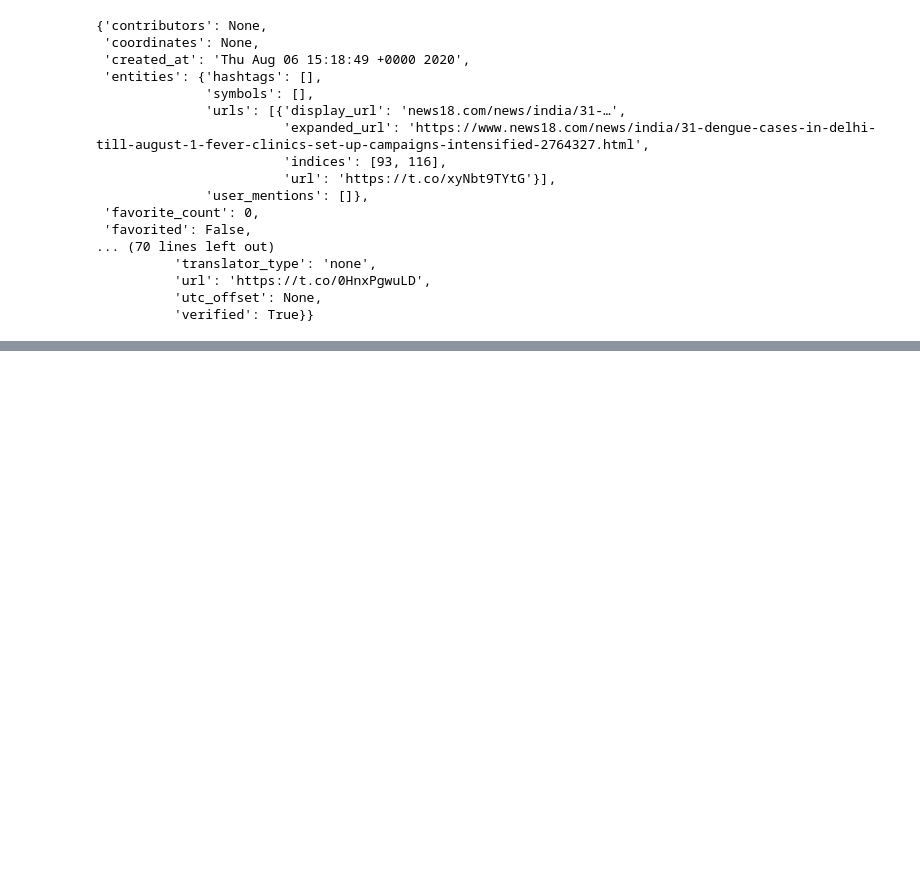
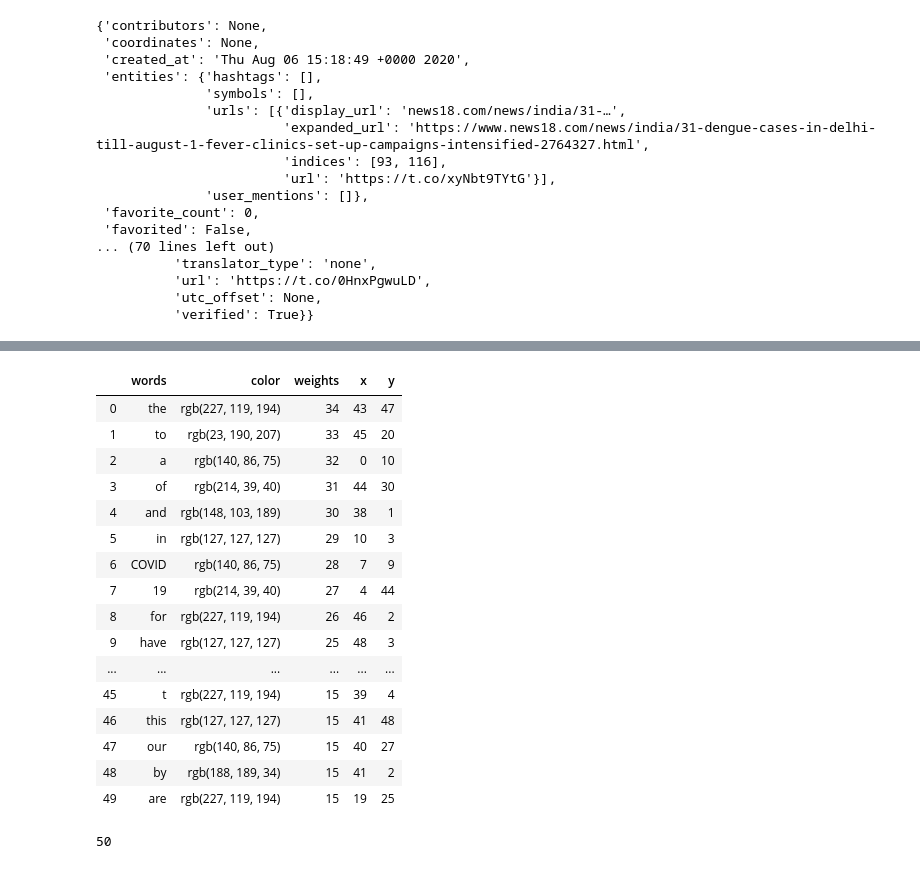
Before and after one commit to bensjx/covid-dashboard, a Jupyter notebook: EDA.ipynb, the cells around one changed output, grey strips where cells are left out. Saved outputs shown, nothing was run; the diff lists cells and outputs as text; code cells hidden in the pictures; blank space fills up the shorter version.

```diff
--- a/EDA.ipynb
+++ b/EDA.ipynb
@@ -53,0 +379,4 @@ pprint.pprint(all_tweets[0]._json)
+# %%
+from nltk.tokenize import TweetTokenizer
+tknzr = TweetTokenizer()
+tknzr.tokenize(" ".join([i for i in df.text]))
@@ -53,0 +411,15 @@ pprint.pprint(all_tweets[0]._json)
+# %%
+db_connection = mysql.connector.connect(
+    host="localhost",
+    user="root",
+    passwd="password",
+    database="TwitterDB",
+    charset="utf8",
+)
+mycursor = db_connection.cursor(buffered=True)
+sql = "SELECT created_at FROM {0} WHERE created_at < NOW() - INTERVAL 10 DAY;".format(
+    'dengue'
+)
+mycursor.execute(sql)
+for a in mycursor:
+    print( a)
@@ -53,0 +497,43 @@ pprint.pprint(all_tweets[0]._json)
+# %%
+    tknzr = TweetTokenizer()
+    full_words = tknzr.tokenize(" ".join([i for i in df.text]))
+    counted = Counter(full_words)
+    words = [tup[0] for tup in counted.most_common()[:50]]
+    colors = [
+        plotly.colors.DEFAULT_PLOTLY_COLORS[random.randrange(1, 10)]
+        for i in range(len(words))
+    ]
+    # full_weights = [tup[1] for tup in counted.most_common()[: len(words)]]
+    weights = [i for i in range(15, 35)][::-1] + ([15] * (len(words) - (35 - 15)))
+    wc_data = pd.DataFrame(
+        {
+            "words": words,
+            "color": colors,
+            "weights": weights,
+            "x": random.choices(range(len(words)), k=len(words)),
+            "y": random.choices(range(len(words)), k=len(words)),
+        }
+    )
+    wc_data
+# %% [output]
+|  | words | color | weights | x | y |
+| 0 | the | rgb(227, 119, 194) | 34 | 43 | 47 |
+| 1 | to | rgb(23, 190, 207) | 33 | 45 | 20 |
+| 2 | a | rgb(140, 86, 75) | 32 | 0 | 10 |
+| 3 | of | rgb(214, 39, 40) | 31 | 44 | 30 |
+| 4 | and | rgb(148, 103, 189) | 30 | 38 | 1 |
+| 5 | in | rgb(127, 127, 127) | 29 | 10 | 3 |
+| 6 | COVID | rgb(140, 86, 75) | 28 | 7 | 9 |
+| 7 | 19 | rgb(214, 39, 40) | 27 | 4 | 44 |
+| 8 | for | rgb(227, 119, 194) | 26 | 46 | 2 |
+| 9 | have | rgb(127, 127, 127) | 25 | 48 | 3 |
+| ... | ... | ... | ... | ... | ... |
+| 45 | t | rgb(227, 119, 194) | 15 | 39 | 4 |
+| 46 | this | rgb(127, 127, 127) | 15 | 41 | 48 |
+| 47 | our | rgb(140, 86, 75) | 15 | 40 | 27 |
+| 48 | by | rgb(188, 189, 34) | 15 | 41 | 2 |
+| 49 | are | rgb(227, 119, 194) | 15 | 19 | 25 |
+# %%
+len(colors)
+# %% [output]
+50
```
Also changed, not shown: parts of 30 cells of this notebook, 10 other files.
